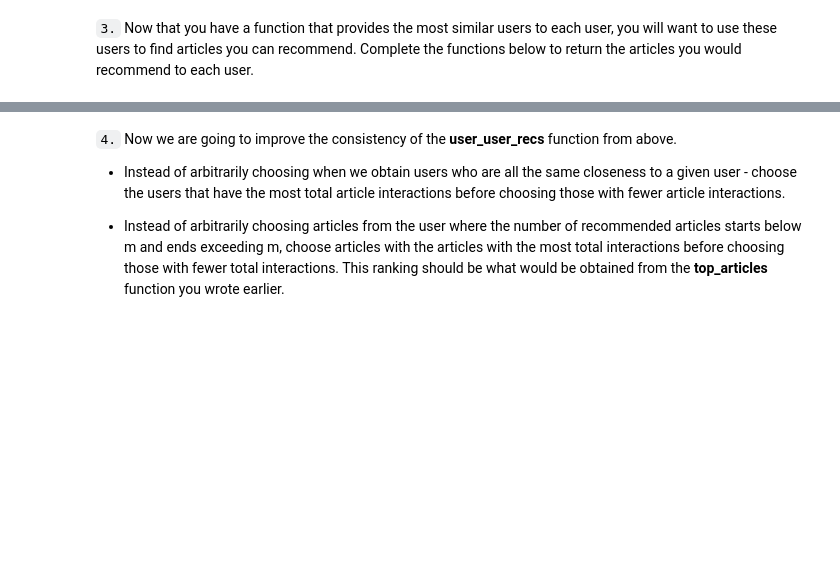
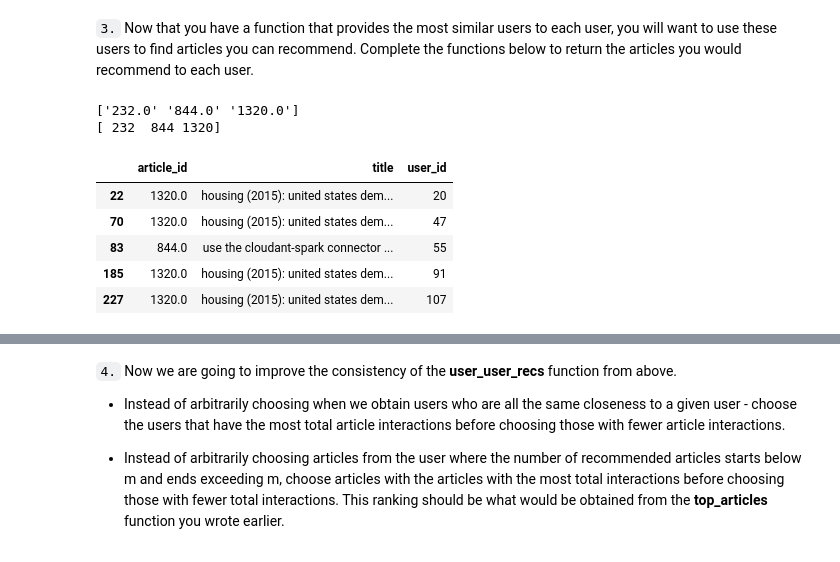
Before and after one commit to bin-wang-sh/Recommendation_with_IBM_Webapp, a Jupyter notebook: Recommendations_with_IBM.ipynb, the cells around one changed output, grey strips where cells are left out. Drawn from its saved outputs; the diff is of its cells as text; code cells hidden in the pictures; blank space fills up the shorter version.

```diff
--- a/Recommendations_with_IBM.ipynb
+++ b/Recommendations_with_IBM.ipynb
@@ -483,5 +402,32 @@ print("The 3 most similar users to user 46 are: {}".format(find_similar_users(46
 # %% [markdown]
 `3.` Now that you have a function that provides the most similar users to each user, you will want to use these users to find articles you can recommend.  Complete the functions below to return the articles you would recommend to each user.
+# %%
+column_cond=(user_item.loc[user_item.index==2,:]>0)
+tb=np.where(user_item.loc[user_item.index==2,:]>0)
+#user_item.loc[user_item.index==2,:]>0
+#tt=user_item.loc[user_item.index==2,:].where((user_item.loc[user_item.index==2,:]>0))
+a_user_item=user_item.loc[user_item.index==20,:]
+np_article_ids=(a_user_item.where(a_user_item > 0).dropna(axis=1)).columns.values
+article_ids=np_article_ids.astype(str)
+
+
+
+print(article_ids)
+print(np_article_ids.astype(int))
+
+#df.loc[2,'1024.0']
+# %% [output]
+['232.0' '844.0' '1320.0']
+[ 232  844 1320]
+# %%
+df.loc[df.article_id.astype(str).isin(article_ids),:].head()
+# %% [output]
+|  | article_id | title | user_id |
+| 22 | 1320.0 | housing (2015): united states dem... | 20 |
+| 70 | 1320.0 | housing (2015): united states dem... | 47 |
+| 83 | 844.0 | use the cloudant-spark connector ... | 55 |
+| 185 | 1320.0 | housing (2015): united states dem... | 91 |
+| 227 | 1320.0 | housing (2015): united states dem... | 107 |
 # %%
 def get_article_names(article_ids, df=df):
     '''
```
Also changed, not shown: parts of 57 cells of this notebook.
